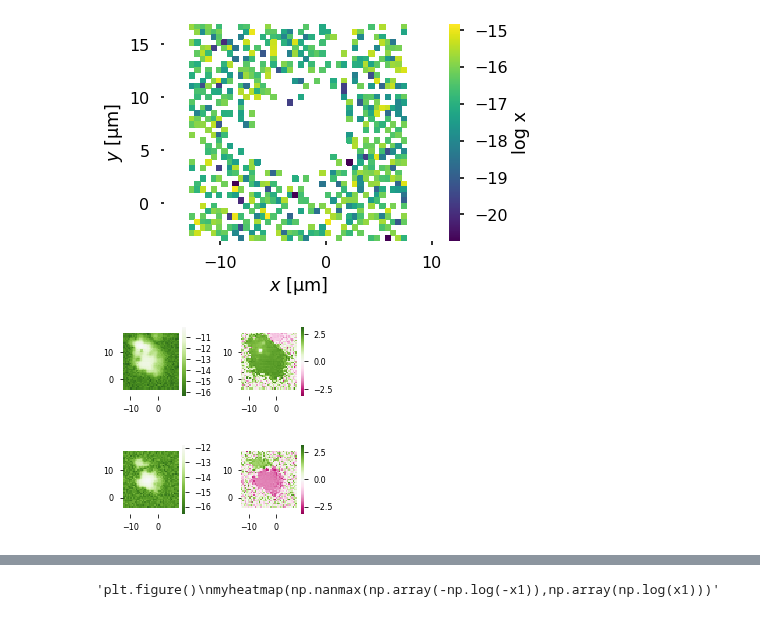
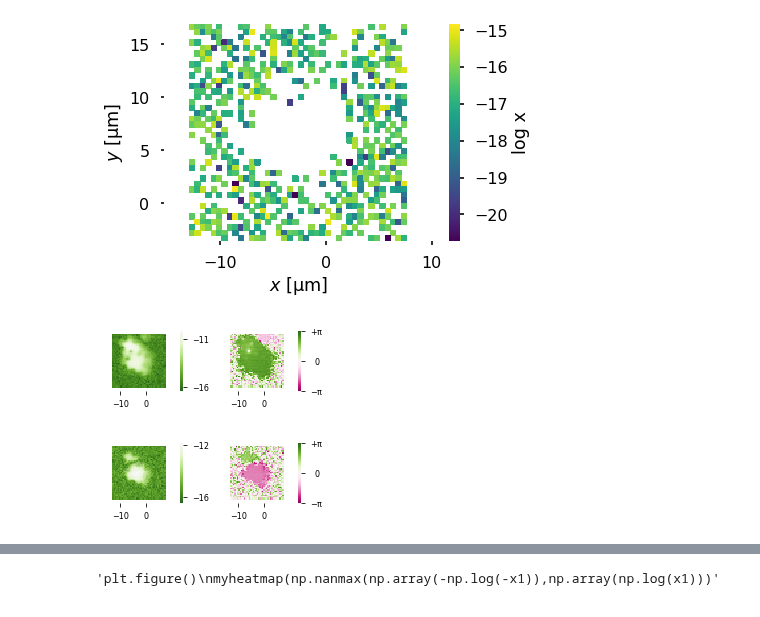
Before and after one commit to horowitz-lab/NetMAP, a Jupyter notebook: Mode Maps.ipynb, the cells around one changed output, grey strips where cells are left out. Saved outputs shown, nothing was run; the diff lists cells and outputs as text; code cells hidden in the pictures.

Commit message:
Mode maps aesthetics: tick control for paper figure

```diff
--- a/Mode Maps.ipynb
+++ b/Mode Maps.ipynb
@@ -270,6 +297,11 @@ plt.gca().axis('equal')
 # %%
 sns.set_context('paper') # makes text sized for paper
 
+# pip install matplotlib-scalebar
+from matplotlib_scalebar.scalebar import ScaleBar
+
+saving = False
+add_circle= True
 
 file = 'PosGU01Array01.00r0.5p3Array01.00r0.5p3Device1.2Drum_15.16MHz_1104325'
 path = os.path.join(folder1,file)
@@ -280,7 +312,7 @@ df = pd.read_csv(os.path.join(path, 'Demod1.csv'), skiprows = 2)
 df['X um']=df['Green X']
 df['Y um']= df['Green Y']
 
-sty={'figsize':(3.37,1.5)}
+sty={'figsize':(3.37,1.43)}
 
 fig, (ax1, ax2) = plt.subplots(1, 2, **sty)
 
@@ -295,22 +327,35 @@ vmin = np.array(data).min()
 vmax = np.array(data).max()
 greennorm = MidpointNormalize(vmin=vmin, vmax=vmax, midpoint=vmax)
 
-myheatmap(data,  norm = greennorm,
+axx,cbar = myheatmap(data,  norm = greennorm, return_cbar=True,
           cmap=cmapforhalf);
 plt.xlabel('')
 plt.ylabel('')
 ax1.axis('equal')
+plt.xticks([-10,0])
+plt.yticks([]) # remove y ticks, since we can use the xticks alone on a square plot
+
+# decrease number of ticks on colorbar
+"""tick_locator = mpl.ticker.MaxNLocator(nbins=4)
+cbar.locator = tick_locator
+cbar.update_ticks()"""
+cbar.set_ticks([-11, -16])
 
 
 plt.sca(ax2)
 phase1 = df.pivot_table(index = 'Y um', columns = 'X um', values = 'phase').sort_index(axis = 0, ascending = False)
-myheatmap(phase1,  vmin=-np.pi, vmax = np.pi, cmap=divergingcmap);
+axx, cbar = myheatmap(phase1, return_cbar=True,  vmin=-np.pi, vmax = np.pi, cmap=divergingcmap);
 ax2.axis('equal');
+plt.xticks([-10,0])
 plt.xlabel('')
 plt.ylabel('')
+cbar.set_ticks([-np.pi, 0, np.pi])
+cbar.ax.set_yticklabels(['$-$\u03C0', '  0', '$+$\u03C0'])  # make sure this line is joined with the one above it.
+plt.yticks([]) # remove y ticks, since we can use the xticks alone on a square plot
+
 plt.tight_layout();
-
-plt.savefig(os.path.join(savefolder,file + '.pdf'), dpi=None, facecolor='w', edgecolor='w',
+if saving:
+    plt.savefig(os.path.join(savefolder,file + '.pdf'), dpi=None, facecolor='w', edgecolor='w',
         transparent=False, bbox_inches='tight', pad_inches=0.05,
         metadata=None)
 
@@ -334,38 +379,52 @@ data = np.log(amp2)
 vmin = np.array(data).min()
 vmax = np.array(data).max()
 greennorm = MidpointNormalize(vmin=vmin, vmax=vmax, midpoint=vmax)
 
-myheatmap(data,  norm = greennorm,
+axx, cbar = myheatmap(data,  norm = greennorm, return_cbar=True,
           cmap=cmapforhalf);
 plt.xlabel('')
 plt.ylabel('')
 ax3.axis('equal');
+plt.xticks([-10,0])
+plt.yticks([]) # remove y ticks, since we can use the xticks alone on a square plot
+
+# decrease number of ticks on colorbar
+#cbar.ax.locator_params(nbins=2)
+cbar.set_ticks([-12,-16])
+
 
 if add_circle:
     circle1 = plt.Circle((-6.8, 7.6), 1, color='w', alpha = .3)
     circle2 = plt.Circle((-2.9,9.9), 1, color='w', alpha = .3)
     circle3 = plt.Circle((-1,5), 1, color='w', alpha = .3)
     ax3.add_artist(circle1)
     ax3.add_artist(circle2)
     ax3.add_artist(circle3)
 
 plt.sca(ax4)
 phase2 = df.pivot_table(index = 'Y um', columns = 'X um', values = 'phase').sort_index(axis = 0, ascending = False)
-myheatmap(phase2, vmin=-np.pi, vmax = np.pi, cmap=divergingcmap);
+axx, cbar = myheatmap(phase2, return_cbar=True, vmin=-np.pi, vmax = np.pi, cmap=divergingcmap);
 plt.xlabel('')
 plt.ylabel('')
 ax4.axis('equal');
+plt.xticks([-10,0])
+plt.yticks([]) # remove y ticks, since we can use the xticks alone on a square plot
+cbar.set_ticks([-np.pi, 0, np.pi])
+cbar.ax.set_yticklabels(['$-$\u03C0', '  0', '$+$\u03C0'])  # make sure this line is joined with the one above it.
+
+# add_sizebar(ax4, 10) # creates a scalebar a little bit covering the plot.
 
 plt.tight_layout();
 
-plt.savefig(os.path.join(savefolder,file + '.pdf'), dpi=None, facecolor='w', edgecolor='w',
+if saving:
+    plt.savefig(os.path.join(savefolder,file + '.pdf'), dpi=None, facecolor='w', edgecolor='w',
         transparent=False, bbox_inches='tight', pad_inches=0.05,
         metadata=None)
 
 sns.set_context('poster') # makes text larger again
 # %% [output]
-[figure, old version]
+[figure, new version]
-[figure, old version]
+[figure, new version]
 # %%
 file = 'PosGU01Arrray01.00r0.5p3Device0.1Drum2_10V114238'
 path = os.path.join(folder2,file)
```
Also changed, not shown: parts of 3 cells of this notebook.
